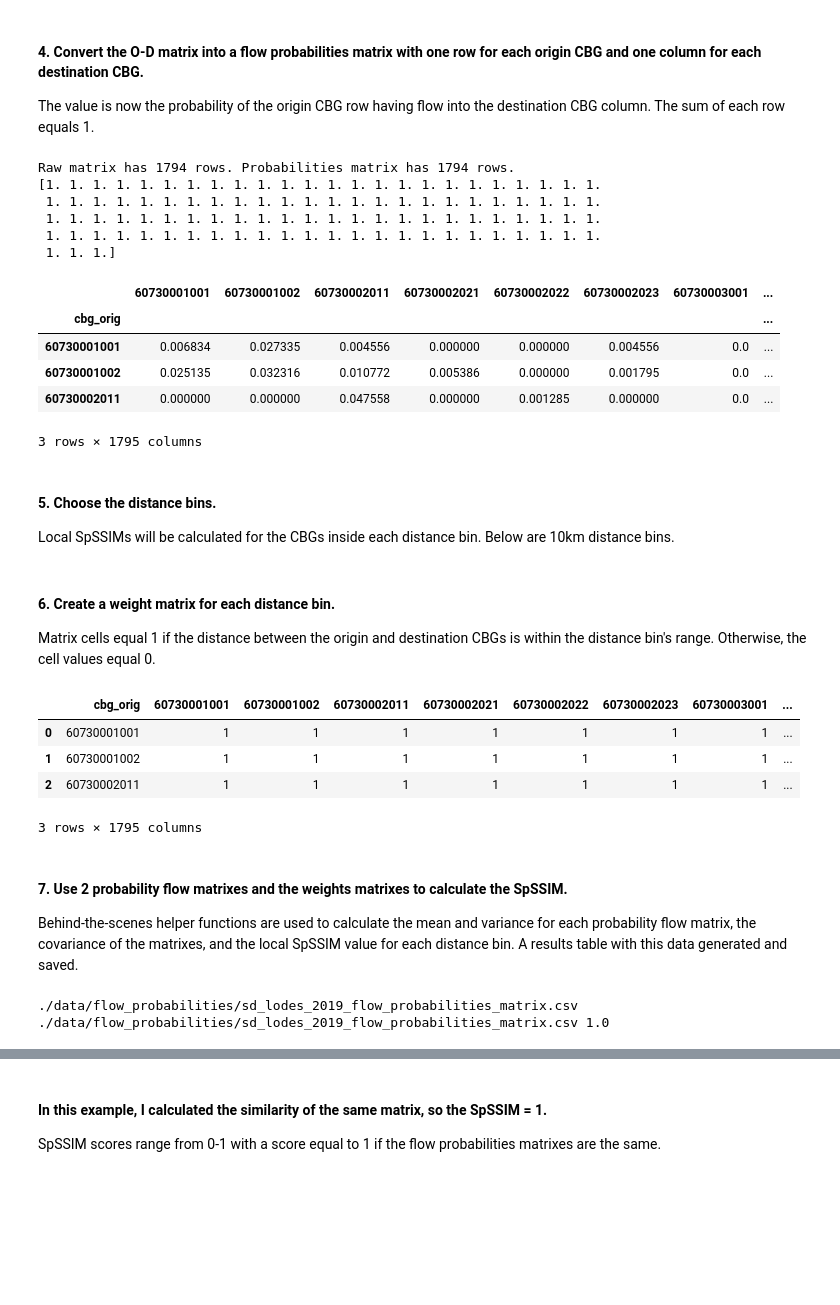
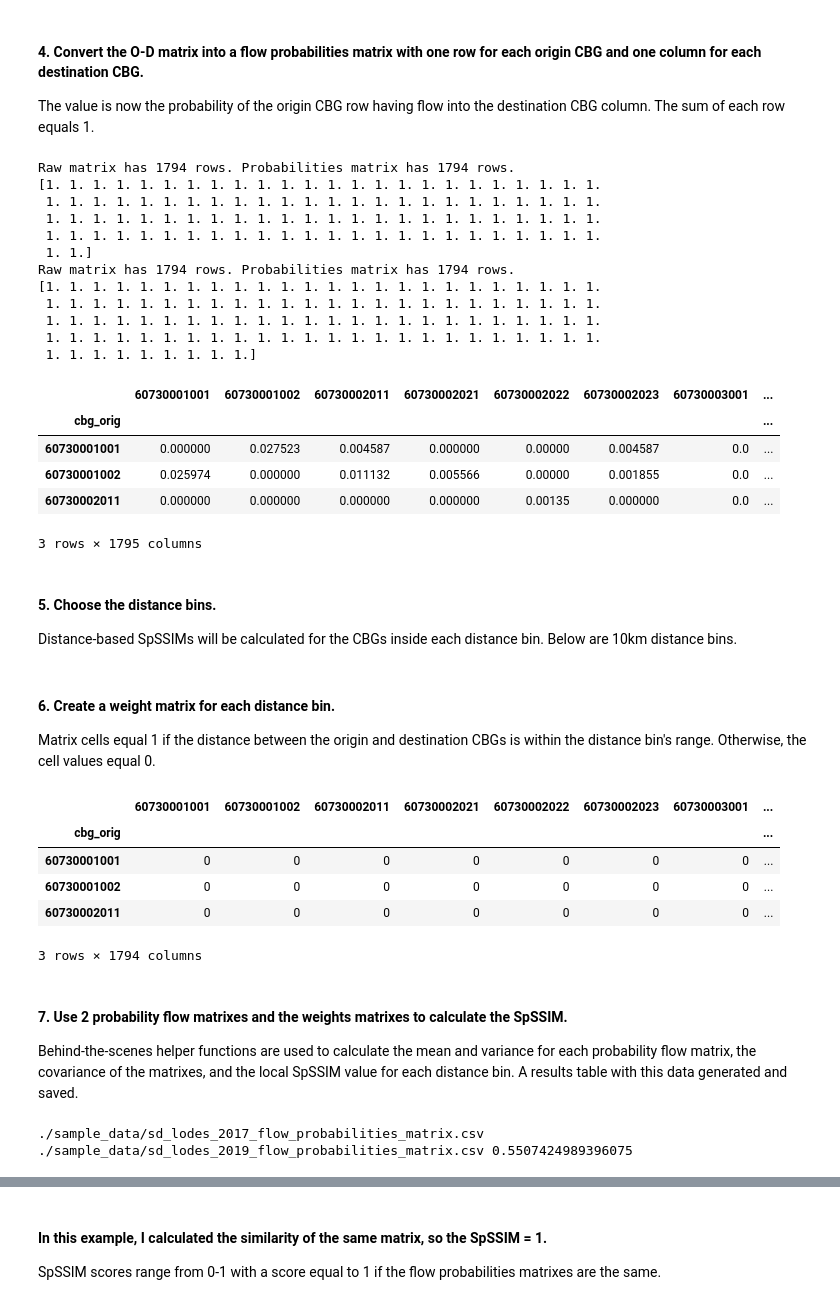
Before and after one commit to jlembury/spssim_analysis, a Jupyter notebook: spssim_analysis_walkthrough.ipynb, the cells around one changed output, grey strips where cells are left out. Cells and saved outputs as stored; diff of their text form; code cells hidden in the pictures; blank space fills up the shorter version.

Commit message:
Added sample data and updated the walk-through notebook.

```diff
--- a/spssim_analysis_walkthrough.ipynb
+++ b/spssim_analysis_walkthrough.ipynb
@@ -17,9 +19,9 @@ Each value is the distance between the row CBG and the column CBG in kilometers
 import pandas as pd
 from matrixes import create_distance_matrix
 
-cbg_shapefile = './data/source_data/CENSUS_BLOCKGROUPTIGER2010/CENSUS_BLOCKGROUPTIGER2010.shp'
-bg_csv = '/data/source_data/cbgs_2019.csv'
-distance_matrix_csv = './data/cbg_distance_matrix.csv'
+cbg_shapefile = './sample_data/source_data/CENSUS_BLOCKGROUPTIGER2010/CENSUS_BLOCKGROUPTIGER2010.shp'
+bg_csv = '/sample_data/source_data/cbgs_2019.csv'
+distance_matrix_csv = './sample_data/cbg_distance_matrix.csv'
 
 distance_matrix = create_distance_matrix(cbg_shapefile, bg_csv, distance_matrix_csv)
 distance_matrix.head(3)
@@ -67,25 +78,34 @@ The value is now the probability of the origin CBG row having flow into the dest
 # %%
 from matrixes import create_probability_matrix
 
-flow_probs_matrix_csv = './data/flow_probabilities/sd_lodes_2019_flow_probabilities_matrix.csv'
-flow_probs_matrix = create_probability_matrix(od_raw_matrix_csv, flow_probs_matrix_csv, 'cbg_orig')
-flow_probs_matrix.head(3)
+flow_probs2017_matrix_csv = './sample_data/sd_lodes_2017_flow_probabilities_matrix.csv'
+flow_probs2017_matrix = create_probability_matrix(od2017_raw_matrix_csv, flow_probs2017_matrix_csv, 'cbg_orig')
+
+flow_probs2019_matrix_csv = './sample_data/sd_lodes_2019_flow_probabilities_matrix.csv'
+flow_probs2019_matrix = create_probability_matrix(od2019_raw_matrix_csv, flow_probs2019_matrix_csv, 'cbg_orig')
+flow_probs2019_matrix.head(3)
 # %% [output]
 Raw matrix has 1794 rows. Probabilities matrix has 1794 rows.
 [1. 1. 1. 1. 1. 1. 1. 1. 1. 1. 1. 1. 1. 1. 1. 1. 1. 1. 1. 1. 1. 1. 1. 1.
  1. 1. 1. 1. 1. 1. 1. 1. 1. 1. 1. 1. 1. 1. 1. 1. 1. 1. 1. 1. 1. 1. 1. 1.
  1. 1. 1. 1. 1. 1. 1. 1. 1. 1. 1. 1. 1. 1. 1. 1. 1. 1. 1. 1. 1. 1. 1. 1.
  1. 1. 1. 1. 1. 1. 1. 1. 1. 1. 1. 1. 1. 1. 1. 1. 1. 1. 1. 1. 1. 1. 1. 1.
- 1. 1. 1.]
+ 1. 1.]
+Raw matrix has 1794 rows. Probabilities matrix has 1794 rows.
+[1. 1. 1. 1. 1. 1. 1. 1. 1. 1. 1. 1. 1. 1. 1. 1. 1. 1. 1. 1. 1. 1. 1. 1.
+ 1. 1. 1. 1. 1. 1. 1. 1. 1. 1. 1. 1. 1. 1. 1. 1. 1. 1. 1. 1. 1. 1. 1. 1.
+ 1. 1. 1. 1. 1. 1. 1. 1. 1. 1. 1. 1. 1. 1. 1. 1. 1. 1. 1. 1. 1. 1. 1. 1.
+ 1. 1. 1. 1. 1. 1. 1. 1. 1. 1. 1. 1. 1. 1. 1. 1. 1. 1. 1. 1. 1. 1. 1. 1.
+ 1. 1. 1. 1. 1. 1. 1. 1. 1.]
 |  | 60730001001 | 60730001002 | 60730002011 | 60730002021 | 60730002022 | 60730002023 | 60730003001 | ... |
 | cbg_orig |  |  |  |  |  |  |  | ... |
-| 60730001001 | 0.006834 | 0.027335 | 0.004556 | 0.000000 | 0.000000 | 0.004556 | 0.0 | ... |
-| 60730001002 | 0.025135 | 0.032316 | 0.010772 | 0.005386 | 0.000000 | 0.001795 | 0.0 | ... |
-| 60730002011 | 0.000000 | 0.000000 | 0.047558 | 0.000000 | 0.001285 | 0.000000 | 0.0 | ... |
+| 60730001001 | 0.000000 | 0.027523 | 0.004587 | 0.000000 | 0.00000 | 0.004587 | 0.0 | ... |
+| 60730001002 | 0.025974 | 0.000000 | 0.011132 | 0.005566 | 0.00000 | 0.001855 | 0.0 | ... |
+| 60730002011 | 0.000000 | 0.000000 | 0.000000 | 0.000000 | 0.00135 | 0.000000 | 0.0 | ... |
 3 rows × 1795 columns
 # %% [markdown]
 #### 5. Choose the distance bins.
-Local SpSSIMs will be calculated for the CBGs inside each distance bin. Below are 10km distance bins.
+Distance-based SpSSIMs will be calculated for the CBGs inside each distance bin. Below are 10km distance bins.
 # %%
 distance_bins = [(0, 10), (10, 20), (20, 30), (30, 40), (40, 50), (50, 60), (60, 70), (70, 80), (80, 90), (90, 100), (100, 110), (110, 120)]
 # %% [markdown]
@@ -94,24 +114,25 @@ Matrix cells equal 1 if the distance between the origin and destination CBGs is
 # %%
 from matrixes import create_weights_matrix
 
-weights_matrix_csv = './data/weights_10km_bins/weights_matrix_{}km_{}km.csv'
+weights_matrix_csv = './sample_data/weights_10km_bins/weights_matrix_{}km_{}km.csv'
 for b in distance_bins:
     df = create_weights_matrix(distance_matrix_csv, weights_matrix_csv, b)
 
 df.head(3)
 # %% [output]
-|  | cbg_orig | 60730001001 | 60730001002 | 60730002011 | 60730002021 | 60730002022 | 60730002023 | 60730003001 | ... |
-| 0 | 60730001001 | 1 | 1 | 1 | 1 | 1 | 1 | 1 | ... |
-| 1 | 60730001002 | 1 | 1 | 1 | 1 | 1 | 1 | 1 | ... |
-| 2 | 60730002011 | 1 | 1 | 1 | 1 | 1 | 1 | 1 | ... |
+|  | 60730001001 | 60730001002 | 60730002011 | 60730002021 | 60730002022 | 60730002023 | 60730003001 | ... |
+| cbg_orig |  |  |  |  |  |  |  | ... |
+| 60730001001 | 0 | 0 | 0 | 0 | 0 | 0 | 0 | ... |
+| 60730001002 | 0 | 0 | 0 | 0 | 0 | 0 | 0 | ... |
+| 60730002011 | 0 | 0 | 0 | 0 | 0 | 0 | 0 | ... |
-3 rows × 1795 columns
+3 rows × 1794 columns
 # %% [markdown]
 #### 7. Use 2 probability flow matrixes and the weights matrixes to calculate the SpSSIM.
 Behind-the-scenes helper functions are used to calculate the mean and variance for each probability flow matrix, the covariance of the matrixes, and the local SpSSIM value for each distance bin. A results table with this data generated and saved.
 # %%
 from analysis import calc_global_spssim
 
-results_csv = './data/spssim_results/lodes2019_lodes2019.csv'
-spssim, results = calc_global_spssim(flow_probs_matrix_csv, flow_probs_matrix_csv, weights_matrix_csv, results_csv, 'cbg_orig', distance_bins)
+results_csv = './sample_data/spssim_results/spssim_results_lodes2017_lodes2019.csv'
+spssim, results = calc_global_spssim(flow_probs2017_matrix_csv, flow_probs2019_matrix_csv, weights_matrix_csv, results_csv, 'cbg_orig', distance_bins)
 # %% [output]
-./data/flow_probabilities/sd_lodes_2019_flow_probabilities_matrix.csv ./data/flow_probabilities/sd_lodes_2019_flow_probabilities_matrix.csv 1.0
+./sample_data/sd_lodes_2017_flow_probabilities_matrix.csv ./sample_data/sd_lodes_2019_flow_probabilities_matrix.csv 0.5507424989396075
```
Also changed, not shown: parts of 14 cells of this notebook, 30 other files.
